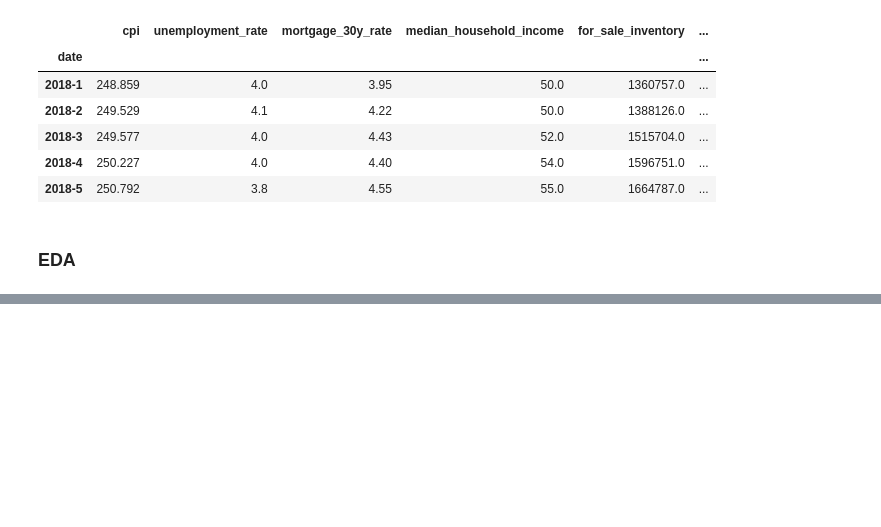
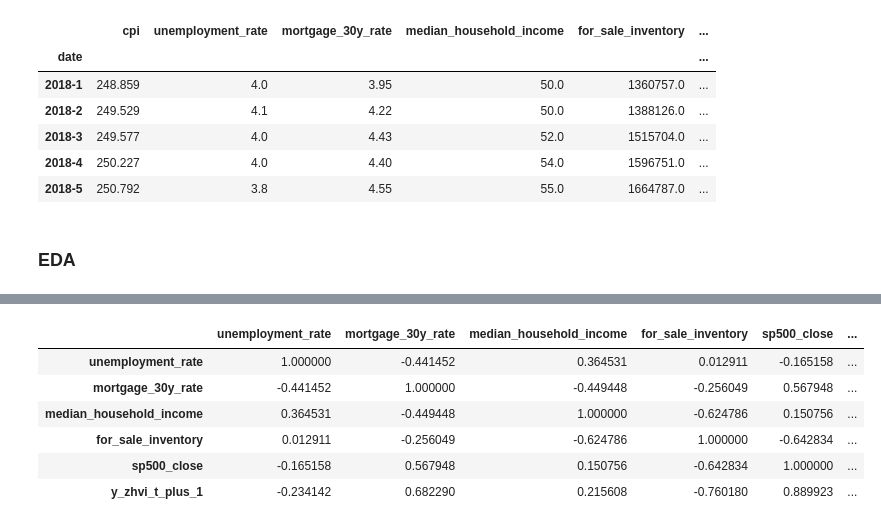
Before and after one commit to InscribeDeeper/house-price-regression, a Jupyter notebook: EDA.ipynb, the cells around one changed output, grey strips where cells are left out. Saved outputs shown, nothing was run; the diff lists cells and outputs as text; code cells hidden in the pictures; blank space fills up the shorter version.

```diff
--- a/EDA.ipynb
+++ b/EDA.ipynb
@@ -181,0 +413,21 @@ df.to_excel('MG620_input_data.xlsx')
+# %%
+
+# Compute correlation matrix
+corr_matrix = df[feature_columns + label_column].corr()
+
+# Apply black-gray style
+styled_corr = (
+    corr_matrix
+    .style
+    .background_gradient(cmap='Greys', vmin=-1, vmax=1)  # black-to-white gradient
+    .applymap(highlight_strong_corr)                     # highlight strong correlation
+)
+styled_corr
+# %% [output]
+|  | unemployment_rate | mortgage_30y_rate | median_household_income | for_sale_inventory | sp500_close | ... |
+| unemployment_rate | 1.000000 | -0.441452 | 0.364531 | 0.012911 | -0.165158 | ... |
+| mortgage_30y_rate | -0.441452 | 1.000000 | -0.449448 | -0.256049 | 0.567948 | ... |
+| median_household_income | 0.364531 | -0.449448 | 1.000000 | -0.624786 | 0.150756 | ... |
+| for_sale_inventory | 0.012911 | -0.256049 | -0.624786 | 1.000000 | -0.642834 | ... |
+| sp500_close | -0.165158 | 0.567948 | 0.150756 | -0.642834 | 1.000000 | ... |
+| y_zhvi_t_plus_1 | -0.234142 | 0.682290 | 0.215608 | -0.760180 | 0.889923 | ... |
```
Also changed, not shown: parts of 9 cells of this notebook, 18 other files.
